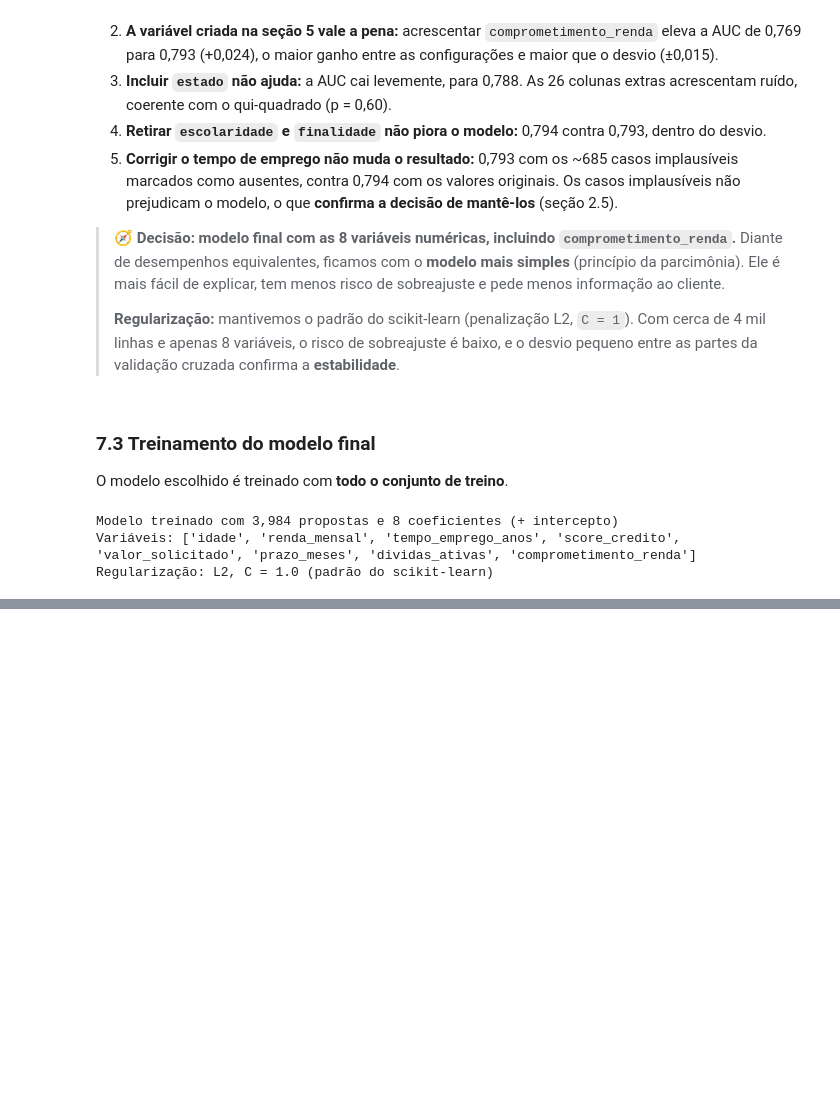
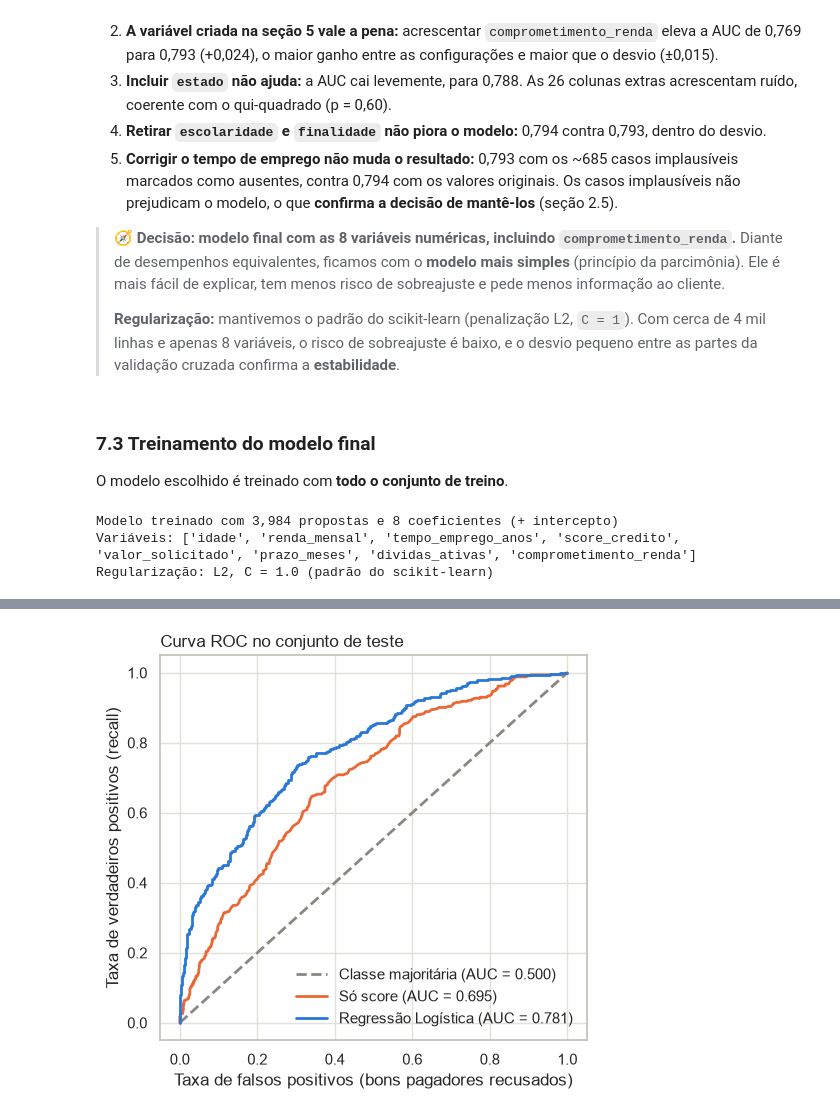
Before and after one commit to alexlourenc/CredAIR-v2, a Jupyter notebook: notebooks/analise_credito.ipynb, the cells around one changed output, grey strips where cells are left out. Saved outputs shown, nothing was run; the diff lists cells and outputs as text; code cells hidden in the pictures; blank space fills up the shorter version.

Commit message:
feat: adiciona avaliacao e interpretacao do modelo

```diff
--- a/notebooks/analise_credito.ipynb
+++ b/notebooks/analise_credito.ipynb
@@ -904,0 +919,25 @@ Regularização: L2, C = 1.0 (padrão do scikit-learn)
+# %%
+from sklearn.metrics import (accuracy_score, confusion_matrix, f1_score, precision_recall_curve,
+                             precision_score, recall_score, roc_curve)
+
+
+def metricas(y_real, prob, limiar=0.5):
+    # Calcula as métricas de avaliação para um limiar de decisão
+    pred = (prob >= limiar).astype(int)
+    return {
+        "ROC-AUC": roc_auc_score(y_real, prob),
+        "Acurácia": accuracy_score(y_real, pred),
+        "Precisão": precision_score(y_real, pred, zero_division=0),
+        "Recall": recall_score(y_real, pred, zero_division=0),
+        "F1": f1_score(y_real, pred, zero_division=0),
+    }
+
+
+probs = {
+    "Classe majoritária": baseline_maioria.predict_proba(X_teste)[:, 1],
+    "Só score": baseline_score.predict_proba(X_teste[["score_credito"]])[:, 1],
+    "Regressão Logística": modelo_final.predict_proba(X_teste[VARIAVEIS_FINAIS])[:, 1],
+}
+
+tabela_teste = pd.DataFrame({nome: metricas(y_teste, p) for nome, p in probs.items()}).T
+tabela_teste.round(3)
@@ -904,0 +978,15 @@ Regularização: L2, C = 1.0 (padrão do scikit-learn)
+# %%
+fig, ax = plt.subplots(figsize=(5.5, 5))
+estilos = {"Classe majoritária": (CINZA, "--"), "Só score": (LARANJA, "-"), "Regressão Logística": (AZUL, "-")}
+for nome, p in probs.items():
+    fpr, tpr, _ = roc_curve(y_teste, p)
+    cor, ls = estilos[nome]
+    ax.plot(fpr, tpr, color=cor, ls=ls, lw=2, label=f"{nome} (AUC = {roc_auc_score(y_teste, p):.3f})")
+ax.set_xlabel("Taxa de falsos positivos (bons pagadores recusados)")
+ax.set_ylabel("Taxa de verdadeiros positivos (recall)")
+ax.set_title("Curva ROC no conjunto de teste", loc="left")
+ax.legend(loc="lower right", frameon=False)
+salvar(fig, "07_curva_roc")
+plt.show()
+# %% [output]
+[figure, added]
```
Also changed, not shown: parts of 22 cells of this notebook, 5 other files.
